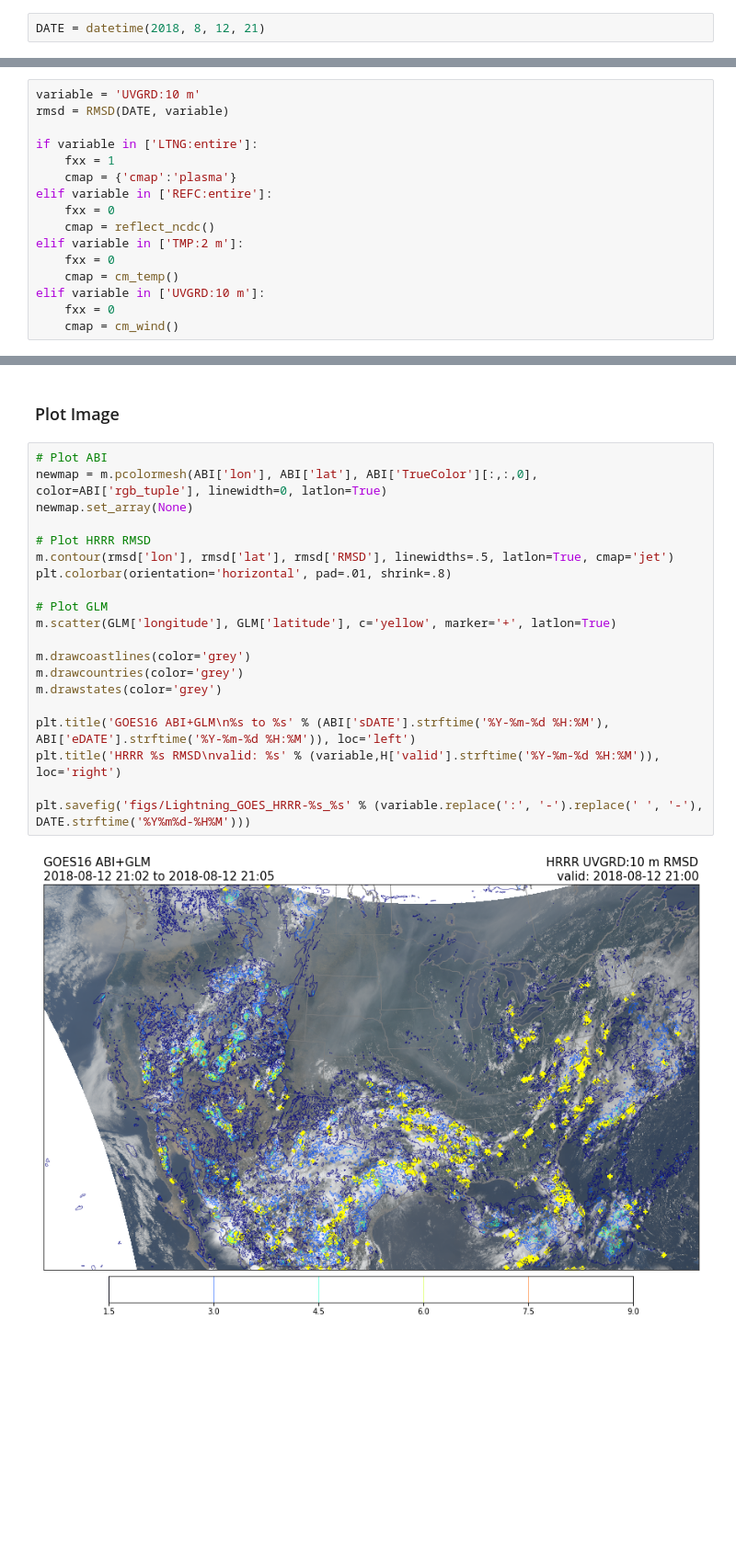
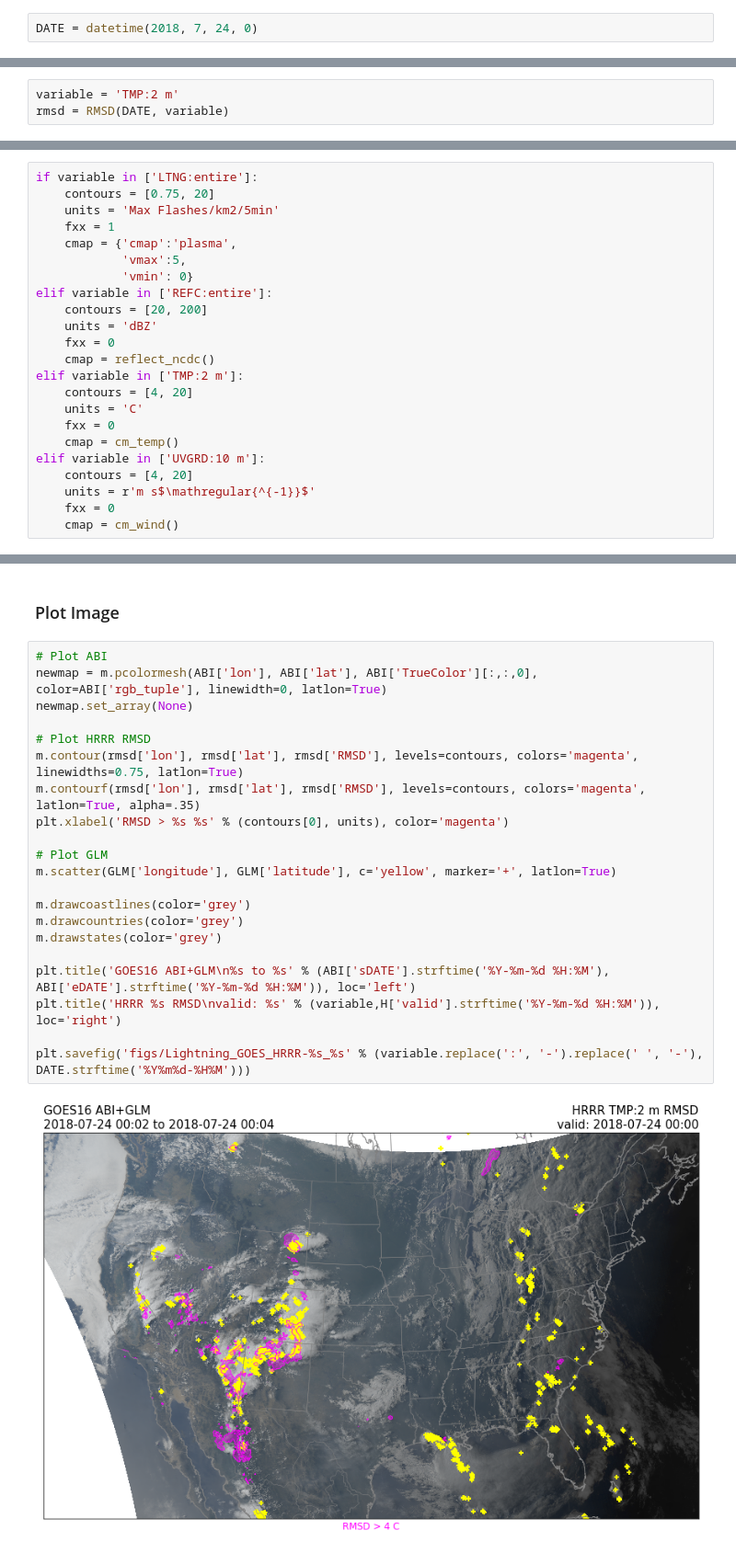
Before and after one commit to blaylockbk/pyBKB_v3, a Jupyter notebook: Lightning_HRRR_GOES16.ipynb, the cells around one changed output, grey strips where cells are left out. Shown at 92% size. Cells and saved outputs as stored; diff of their text form; blank space fills up the shorter version.

```diff
--- a/Lightning_HRRR_GOES16.ipynb
+++ b/Lightning_HRRR_GOES16.ipynb
@@ -40,7 +40,7 @@ mpl.rcParams['legend.loc'] = 'best'
 mpl.rcParams['savefig.bbox'] = 'tight'
 mpl.rcParams['savefig.dpi'] = 100
 # %%
-DATE = datetime(2018, 8, 12, 21)
+DATE = datetime(2018, 7, 24, 0)
 # %% [markdown]
 ### Get ABI
 # %%
@@ -55,2 +57,5 @@ GLM = accumulate_GLM(GLM_files)
 # %% [markdown]
 ### HRRR RMSD
+# %%
+variable = 'TMP:2 m'
+rmsd = RMSD(DATE, variable)
@@ -57,16 +64,23 @@ GLM = accumulate_GLM(GLM_files)
 # %%
-variable = 'UVGRD:10 m'
-rmsd = RMSD(DATE, variable)
-
 if variable in ['LTNG:entire']:
+    contours = [0.75, 20]
+    units = 'Max Flashes/km2/5min'
     fxx = 1
-    cmap = {'cmap':'plasma'}
+    cmap = {'cmap':'plasma',
+            'vmax':5,
+            'vmin': 0}
 elif variable in ['REFC:entire']:
+    contours = [20, 200]
+    units = 'dBZ'
     fxx = 0
     cmap = reflect_ncdc()
 elif variable in ['TMP:2 m']:
+    contours = [4, 20]
+    units = 'C'
     fxx = 0
     cmap = cm_temp()
 elif variable in ['UVGRD:10 m']:
+    contours = [4, 20]
+    units = r'm s$\mathregular{^{-1}}$'
     fxx = 0
     cmap = cm_wind()
@@ -93,24 +107,25 @@ GRIB2 File: https://pando-rgw01.chpc.utah.edu/hrrr/sfc/20180812/hrrr.t21z.wrfsfc
 # %%
 # Plot ABI
 newmap = m.pcolormesh(ABI['lon'], ABI['lat'], ABI['TrueColor'][:,:,0], color=ABI['rgb_tuple'], linewidth=0, latlon=True)
 newmap.set_array(None)
 
 # Plot HRRR RMSD
-m.contour(rmsd['lon'], rmsd['lat'], rmsd['RMSD'], linewidths=.5, latlon=True, cmap='jet')
-plt.colorbar(orientation='horizontal', pad=.01, shrink=.8)
+m.contour(rmsd['lon'], rmsd['lat'], rmsd['RMSD'], levels=contours, colors='magenta', linewidths=0.75, latlon=True)
+m.contourf(rmsd['lon'], rmsd['lat'], rmsd['RMSD'], levels=contours, colors='magenta', latlon=True, alpha=.35)
+plt.xlabel('RMSD > %s %s' % (contours[0], units), color='magenta')
 
 # Plot GLM
 m.scatter(GLM['longitude'], GLM['latitude'], c='yellow', marker='+', latlon=True)
 
 m.drawcoastlines(color='grey')
 m.drawcountries(color='grey')
 m.drawstates(color='grey')
 
 plt.title('GOES16 ABI+GLM\n%s to %s' % (ABI['sDATE'].strftime('%Y-%m-%d %H:%M'), ABI['eDATE'].strftime('%Y-%m-%d %H:%M')), loc='left')
 plt.title('HRRR %s RMSD\nvalid: %s' % (variable,H['valid'].strftime('%Y-%m-%d %H:%M')), loc='right')
 
 plt.savefig('figs/Lightning_GOES_HRRR-%s_%s' % (variable.replace(':', '-').replace(' ', '-'), DATE.strftime('%Y%m%d-%H%M')))
 # %% [output]
-[figure, old version]
+[figure, new version]
 # %%
 # Plot HRRR value
```
Also changed, not shown: parts of 9 cells of this notebook, 5 other files.
